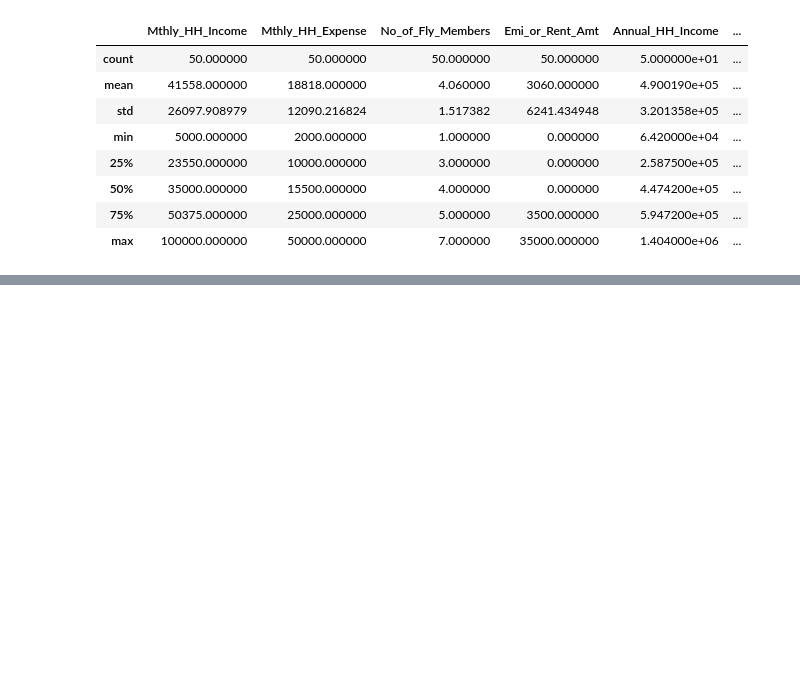
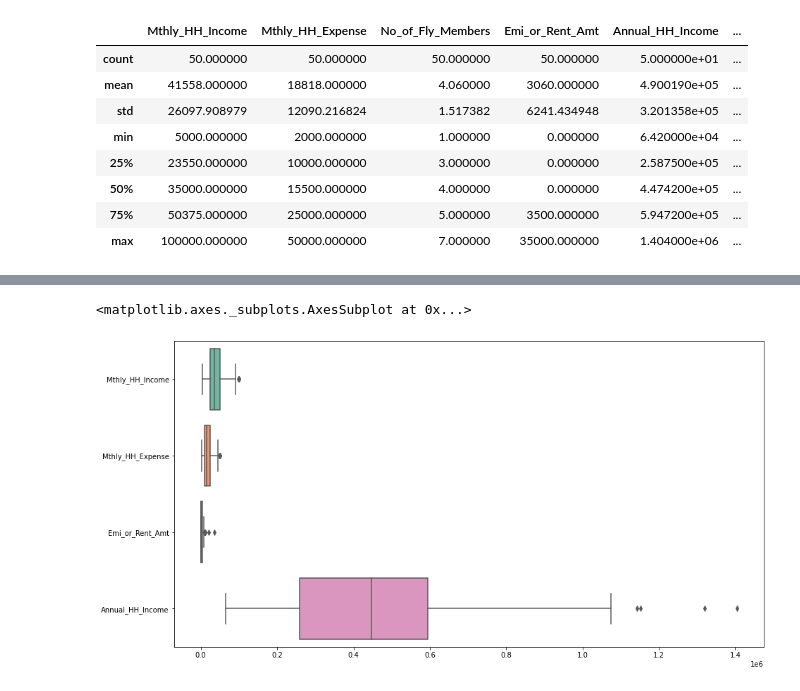
Before and after one commit to TranThiDieuHien/-n-PTDL-Python---HK2, a Jupyter notebook: PTTK_Mo_ta.ipynb, the cells around one changed output, grey strips where cells are left out. Saved outputs shown, nothing was run; the diff lists cells and outputs as text; code cells hidden in the pictures; blank space fills up the shorter version.

```diff
--- a/PTTK_Mo_ta.ipynb
+++ b/PTTK_Mo_ta.ipynb
@@ -98,0 +117,7 @@ data.describe()
+# %%
+fig = plt.figure(figsize = (15, 8))
+bp = data[['Mthly_HH_Income', 'Mthly_HH_Expense', 'Emi_or_Rent_Amt', 'Annual_HH_Income']]
+sns.boxplot(data=bp, orient="h", palette="Set2")
+# %% [output]
+<matplotlib.axes._subplots.AxesSubplot at 0x...>
+[figure, added]
```
Also changed, not shown: parts of 3 cells of this notebook.
